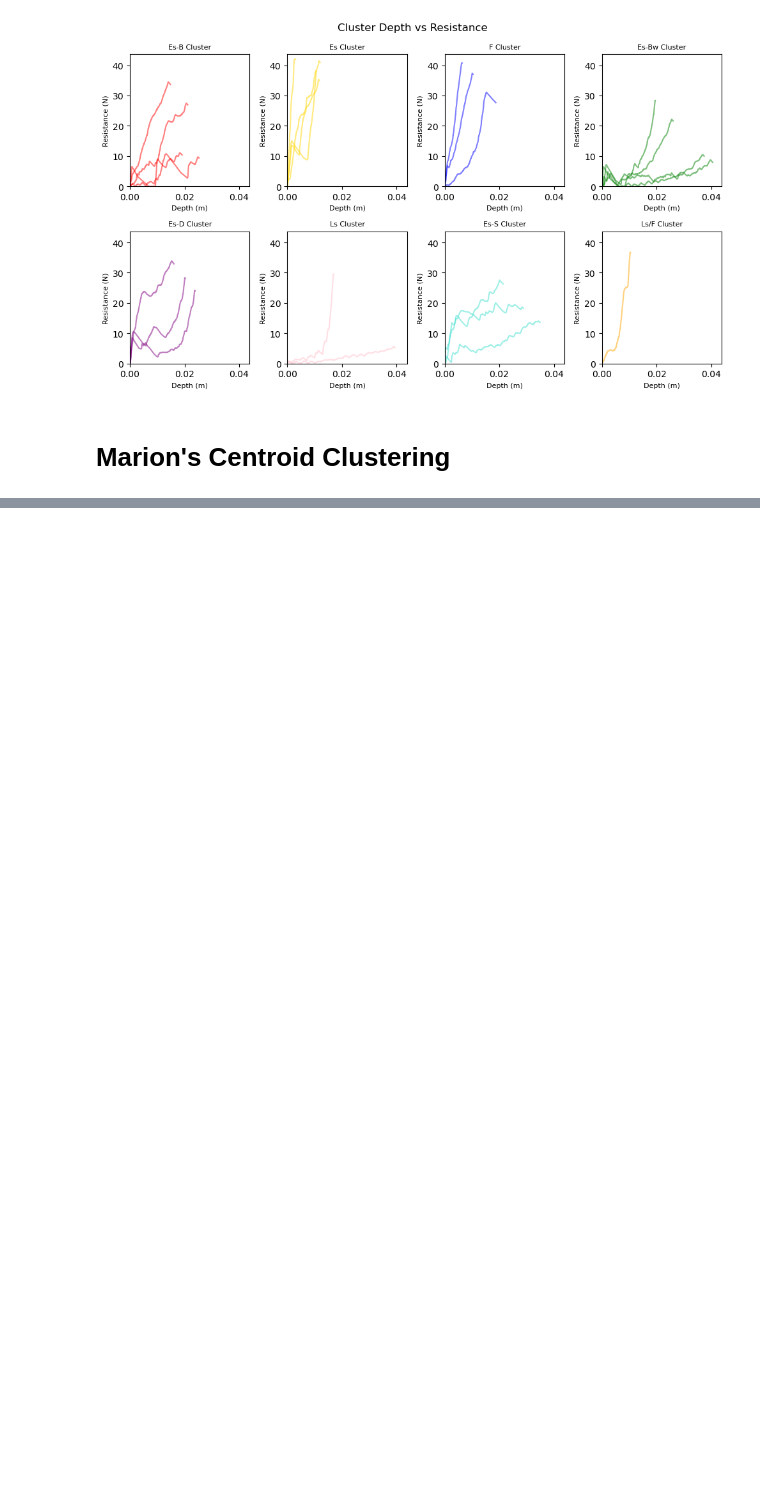
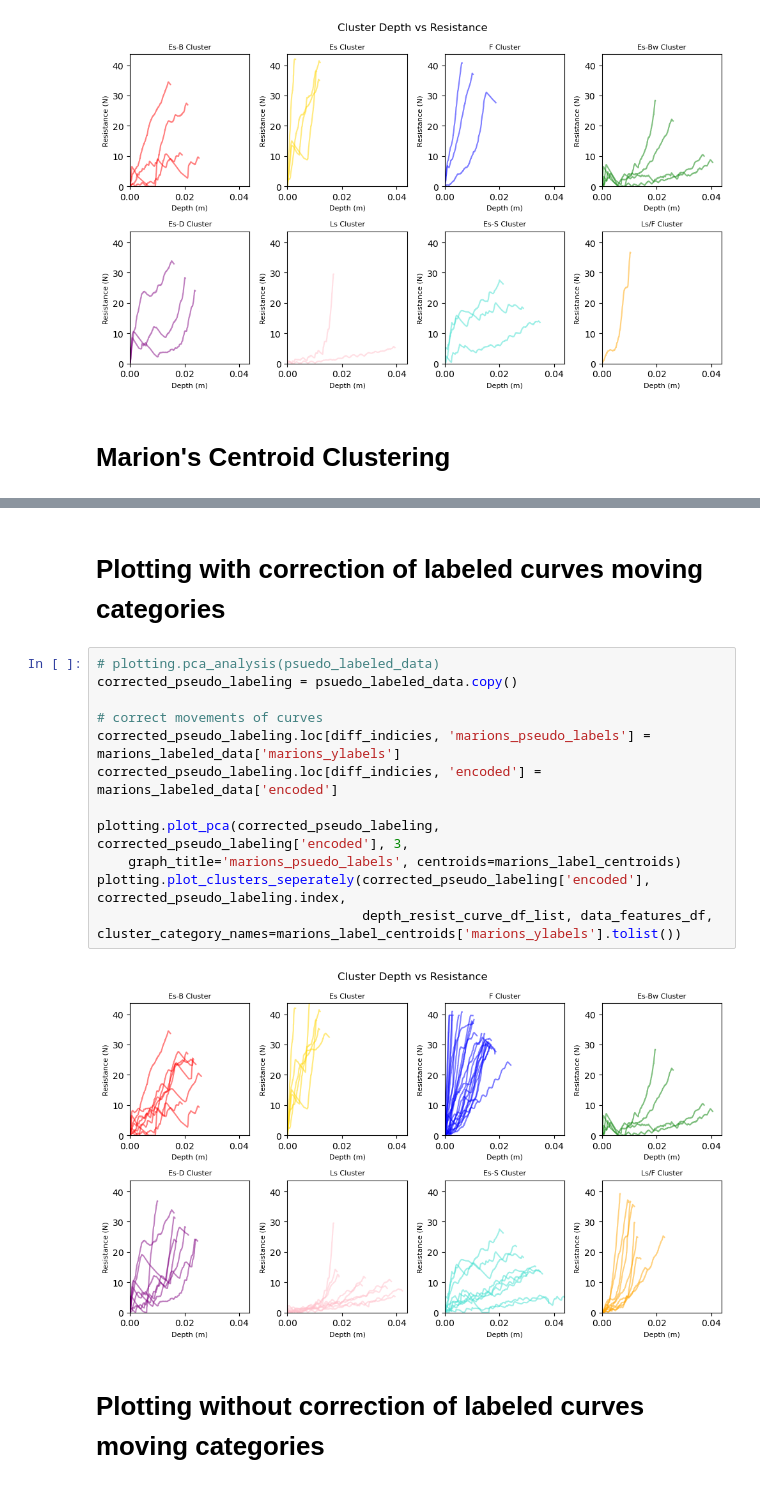
Before and after one commit to liamtbo/LASSIE, a Jupyter notebook: labeled_clustering.ipynb, the cells around one changed output, grey strips where cells are left out. Cells and saved outputs as stored; diff of their text form; blank space fills up the shorter version.

Commit message:
succecfully corrected curve categorization switch. About to try and color code curves that switch

```diff
--- a/labeled_clustering.ipynb
+++ b/labeled_clustering.ipynb
@@ -142,0 +102,18 @@ WS23_L3_T1_P_21.csv
+# %% [markdown]
+# Plotting with correction of labeled curves moving categories
+# %%
+# plotting.pca_analysis(psuedo_labeled_data)
+corrected_pseudo_labeling = psuedo_labeled_data.copy()
+
+# correct movements of curves
+corrected_pseudo_labeling.loc[diff_indicies, 'marions_pseudo_labels'] = marions_labeled_data['marions_ylabels']
+corrected_pseudo_labeling.loc[diff_indicies, 'encoded'] = marions_labeled_data['encoded']
+
+plotting.plot_pca(corrected_pseudo_labeling, corrected_pseudo_labeling['encoded'], 3,
+    graph_title='marions_psuedo_labels', centroids=marions_label_centroids)
+plotting.plot_clusters_seperately(corrected_pseudo_labeling['encoded'], corrected_pseudo_labeling.index,
+                                  depth_resist_curve_df_list, data_features_df, cluster_category_names=marions_label_centroids['marions_ylabels'].tolist())
+# %% [output]
+[figure, added]
+# %% [markdown]
+# Plotting without correction of labeled curves moving categories
```
Also changed, not shown: parts of 10 cells of this notebook.
